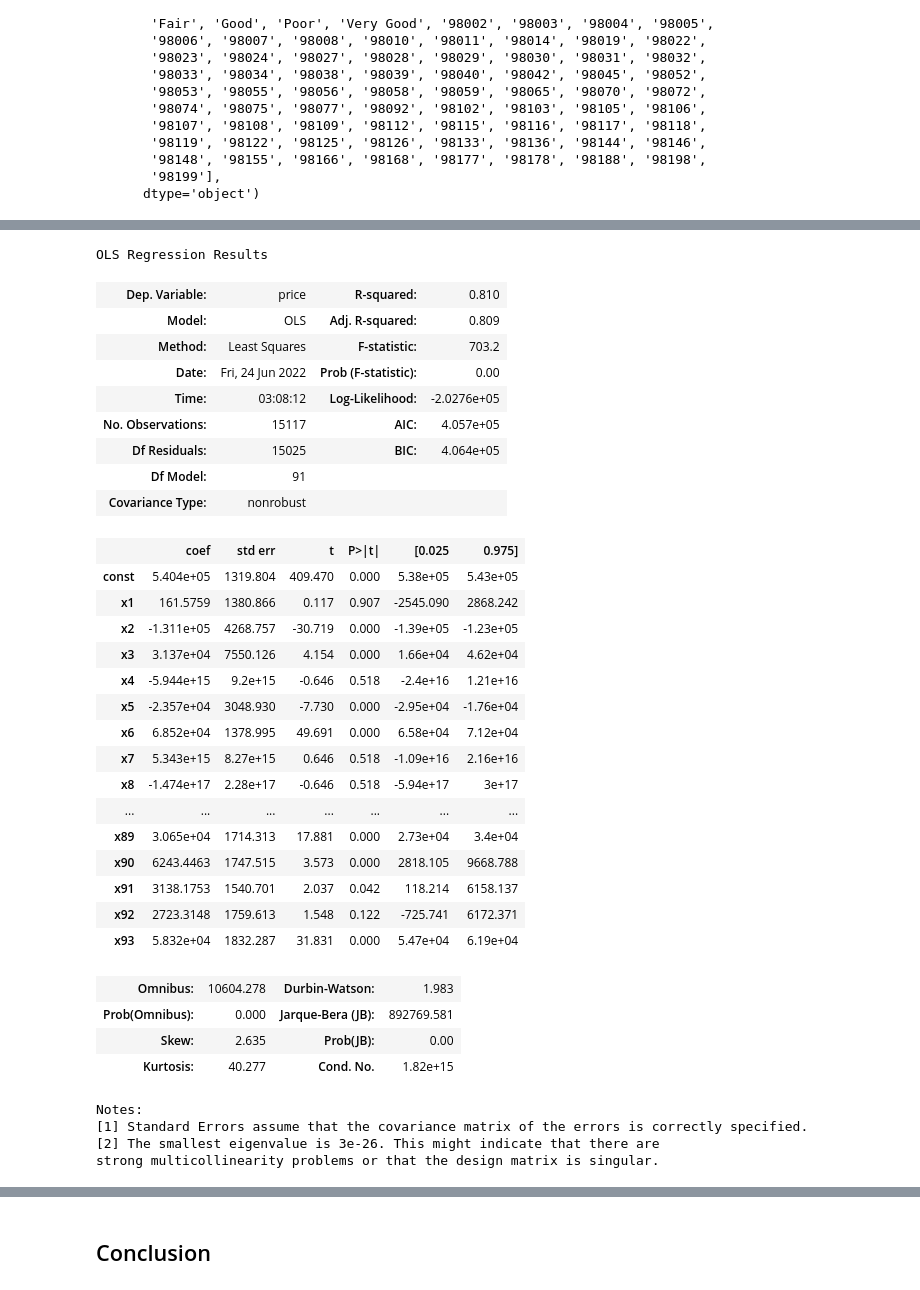
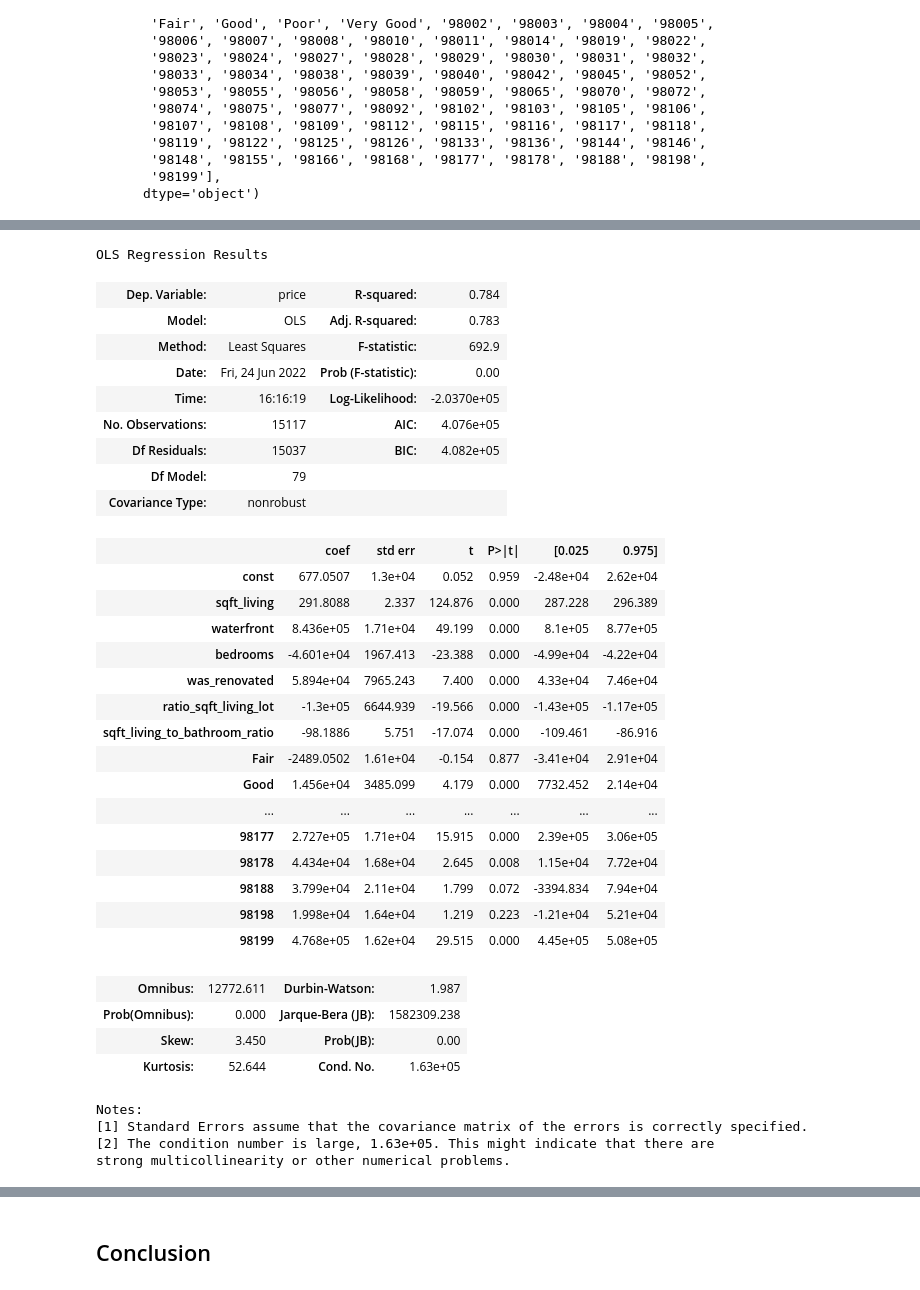
Before and after one commit to ondugba/Housing_Price_Predictor, a Jupyter notebook: main_notebook.ipynb, the cells around one changed output, grey strips where cells are left out. Cells and saved outputs as stored; diff of their text form; code cells hidden in the pictures.

```diff
--- a/main_notebook.ipynb
+++ b/main_notebook.ipynb
@@ -383,7 +410,5 @@ cleaned_housing['age_renovation_at_sale'] = (cleaned_housing['date'].str[:4].ast
 #cleaning up column names, changing column to string and dropping columns
 cleaned_housing.rename(columns = {'Hub distance_HubDist':'Distance_to_Water'}, inplace = True)
 cleaned_housing['zipcode'] = cleaned_housing['zipcode'].astype(str)
-cleaned_housing = cleaned_housing.drop(['date'], axis=1)
-cleaned_housing = cleaned_housing.drop(['field_1'], axis=1)
-cleaned_housing = cleaned_housing.drop(['sqft_basement'], axis=1)
+cleaned_housing = cleaned_housing.drop(['date', 'field_1', 'sqft_basement'], axis=1)
 # %% [markdown]
@@ -887,7 +994,7 @@ Index(['bedrooms', 'bathrooms', 'sqft_living', 'sqft_lot', 'floors',
 ### Muliple Regression Model 1b
 # %%
 #creating new df with only the relevant 4 columns
-X_train_numeric2 = X_train.filter(['sqft_living','sqft_above','lat','sqft_basement2'], axis=1)
+X_train_numeric2 = X_train_numeric.filter(['sqft_living','sqft_above','lat','sqft_basement2'], axis=1)
 
 multi_model_b = LinearRegression()
 ##performing 3 separate train/tets splits on our X_train, y_train
@@ -1214,0 +1428,12 @@ strong multicollinearity problems or that the design matrix is singular.
+# %%
+X_train_final = X_train.filter(['sqft_living', 'waterfront','bedrooms', 'was_renovated', 'bed_bath_ratio',
+                                'ratio_sqft_living_lot','sqft_living_to_bathroom_ratio', 'Fair', 'Good', 'Poor',
+                                'Very Good', '98002', '98003', '98004', '98005',
+                           '98006', '98007', '98008', '98010', '98011', '98014', '98019', '98022',
+                           '98023', '98024', '98027', '98028', '98029', '98030', '98031', '98032',
+                           '98033', '98034', '98038', '98039', '98040', '98042', '98045', '98052',
+                            '98053', '98055', '98056', '98058', '98059', '98065', '98070', '98072',
+                           '98074', '98075', '98077', '98092', '98102', '98103', '98105', '98106',
+                           '98107', '98108', '98109', '98112', '98115', '98116', '98117', '98118',
+                           '98119', '98122', '98125', '98126', '98133', '98136', '98144', '98146',
+                           '98148', '98155', '98166', '98168', '98177', '98178', '98188', '98198', '98199' ], axis=1)
@@ -1215,37 +1486,38 @@ strong multicollinearity problems or that the design matrix is singular.
 # %%
-sm.OLS(y_train, sm.add_constant(X_train_scaled)).fit().summary()
+#lets take a look at multicollinearity using OLS
+sm.OLS(y_train, sm.add_constant(X_train_final)).fit().summary()
 # %% [output]
 OLS Regression Results
-| Dep. Variable: | price | R-squared: | 0.810 |
-| Model: | OLS | Adj. R-squared: | 0.809 |
-| Method: | Least Squares | F-statistic: | 703.2 |
+| Dep. Variable: | price | R-squared: | 0.784 |
+| Model: | OLS | Adj. R-squared: | 0.783 |
+| Method: | Least Squares | F-statistic: | 692.9 |
 | Date: | Fri, 24 Jun 2022 | Prob (F-statistic): | 0.00 |
-| Time: | 03:08:12 | Log-Likelihood: | -2.0276e+05 |
-| No. Observations: | 15117 | AIC: | 4.057e+05 |
-| Df Residuals: | 15025 | BIC: | 4.064e+05 |
-| Df Model: | 91 |  |  |
+| Time: | 16:16:19 | Log-Likelihood: | -2.0370e+05 |
+| No. Observations: | 15117 | AIC: | 4.076e+05 |
+| Df Residuals: | 15037 | BIC: | 4.082e+05 |
+| Df Model: | 79 |  |  |
 | Covariance Type: | nonrobust |  |  |
 |  | coef | std err | t | P>|t| | [0.025 | 0.975] |
-| const | 5.404e+05 | 1319.804 | 409.470 | 0.000 | 5.38e+05 | 5.43e+05 |
-| x1 | 161.5759 | 1380.866 | 0.117 | 0.907 | -2545.090 | 2868.242 |
-| x2 | -1.311e+05 | 4268.757 | -30.719 | 0.000 | -1.39e+05 | -1.23e+05 |
-| x3 | 3.137e+04 | 7550.126 | 4.154 | 0.000 | 1.66e+04 | 4.62e+04 |
-| x4 | -5.944e+15 | 9.2e+15 | -0.646 | 0.518 | -2.4e+16 | 1.21e+16 |
-| x5 | -2.357e+04 | 3048.930 | -7.730 | 0.000 | -2.95e+04 | -1.76e+04 |
-| x6 | 6.852e+04 | 1378.995 | 49.691 | 0.000 | 6.58e+04 | 7.12e+04 |
-| x7 | 5.343e+15 | 8.27e+15 | 0.646 | 0.518 | -1.09e+16 | 2.16e+16 |
-| x8 | -1.474e+17 | 2.28e+17 | -0.646 | 0.518 | -5.94e+17 | 3e+17 |
+| const | 677.0507 | 1.3e+04 | 0.052 | 0.959 | -2.48e+04 | 2.62e+04 |
+| sqft_living | 291.8088 | 2.337 | 124.876 | 0.000 | 287.228 | 296.389 |
+| waterfront | 8.436e+05 | 1.71e+04 | 49.199 | 0.000 | 8.1e+05 | 8.77e+05 |
+| bedrooms | -4.601e+04 | 1967.413 | -23.388 | 0.000 | -4.99e+04 | -4.22e+04 |
+| was_renovated | 5.894e+04 | 7965.243 | 7.400 | 0.000 | 4.33e+04 | 7.46e+04 |
+| ratio_sqft_living_lot | -1.3e+05 | 6644.939 | -19.566 | 0.000 | -1.43e+05 | -1.17e+05 |
+| sqft_living_to_bathroom_ratio | -98.1886 | 5.751 | -17.074 | 0.000 | -109.461 | -86.916 |
+| Fair | -2489.0502 | 1.61e+04 | -0.154 | 0.877 | -3.41e+04 | 2.91e+04 |
+| Good | 1.456e+04 | 3485.099 | 4.179 | 0.000 | 7732.452 | 2.14e+04 |
 | ... | ... | ... | ... | ... | ... | ... |
-| x89 | 3.065e+04 | 1714.313 | 17.881 | 0.000 | 2.73e+04 | 3.4e+04 |
-| x90 | 6243.4463 | 1747.515 | 3.573 | 0.000 | 2818.105 | 9668.788 |
-| x91 | 3138.1753 | 1540.701 | 2.037 | 0.042 | 118.214 | 6158.137 |
-| x92 | 2723.3148 | 1759.613 | 1.548 | 0.122 | -725.741 | 6172.371 |
-| x93 | 5.832e+04 | 1832.287 | 31.831 | 0.000 | 5.47e+04 | 6.19e+04 |
+| 98177 | 2.727e+05 | 1.71e+04 | 15.915 | 0.000 | 2.39e+05 | 3.06e+05 |
+| 98178 | 4.434e+04 | 1.68e+04 | 2.645 | 0.008 | 1.15e+04 | 7.72e+04 |
+| 98188 | 3.799e+04 | 2.11e+04 | 1.799 | 0.072 | -3394.834 | 7.94e+04 |
+| 98198 | 1.998e+04 | 1.64e+04 | 1.219 | 0.223 | -1.21e+04 | 5.21e+04 |
+| 98199 | 4.768e+05 | 1.62e+04 | 29.515 | 0.000 | 4.45e+05 | 5.08e+05 |
-| Omnibus: | 10604.278 | Durbin-Watson: | 1.983 |
-| Prob(Omnibus): | 0.000 | Jarque-Bera (JB): | 892769.581 |
-| Skew: | 2.635 | Prob(JB): | 0.00 |
-| Kurtosis: | 40.277 | Cond. No. | 1.82e+15 |
+| Omnibus: | 12772.611 | Durbin-Watson: | 1.987 |
+| Prob(Omnibus): | 0.000 | Jarque-Bera (JB): | 1582309.238 |
+| Skew: | 3.450 | Prob(JB): | 0.00 |
+| Kurtosis: | 52.644 | Cond. No. | 1.63e+05 |
 Notes:
 [1] Standard Errors assume that the covariance matrix of the errors is correctly specified.
-[2] The smallest eigenvalue is 3e-26. This might indicate that there are
-strong multicollinearity problems or that the design matrix is singular.
+[2] The condition number is large, 1.63e+05. This might indicate that there are
+strong multicollinearity or other numerical problems.
```
Also changed, not shown: parts of 172 cells of this notebook.
